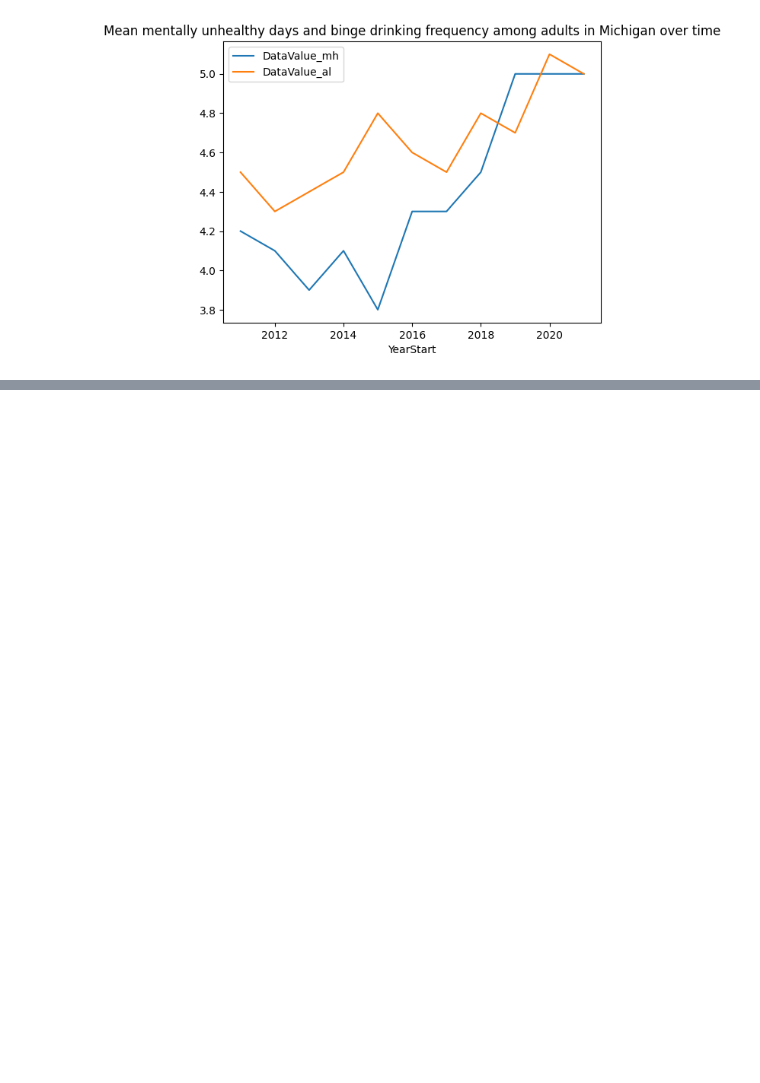
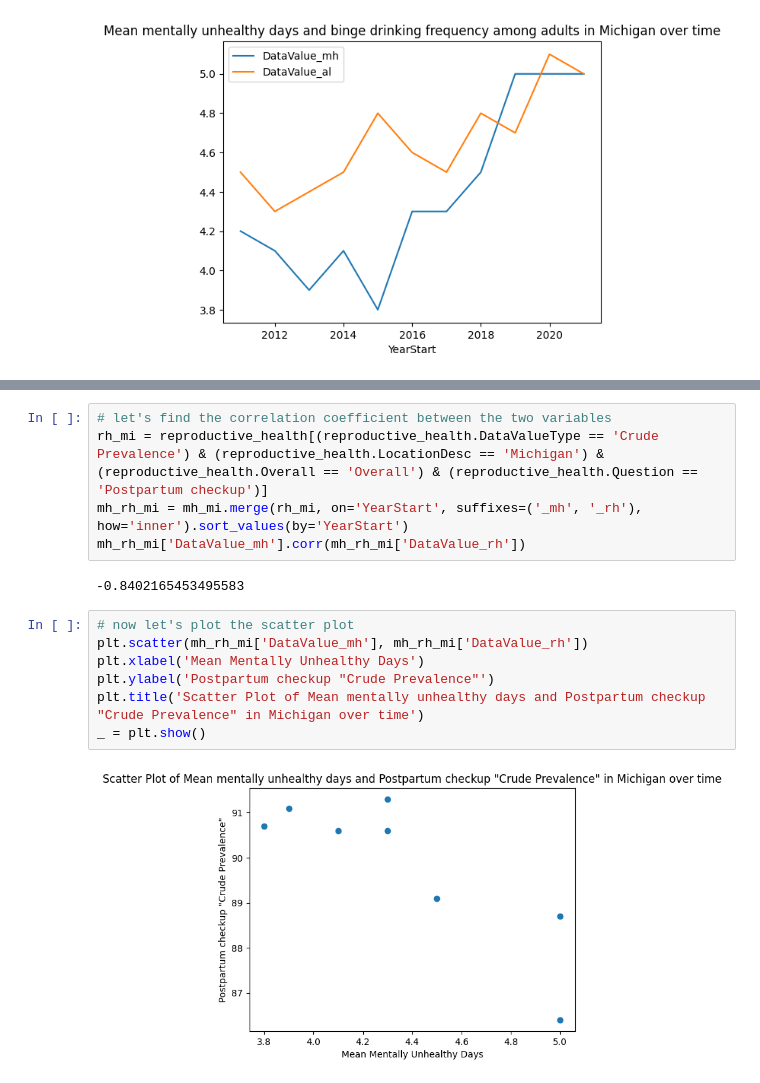
Before and after one commit to jrmcmill/618-project, a Jupyter notebook: JMproject-description.ipynb, the cells around one changed output, grey strips where cells are left out. Saved outputs shown, nothing was run; the diff lists cells and outputs as text; blank space fills up the shorter version.

```diff
--- a/JMproject-description.ipynb
+++ b/JMproject-description.ipynb
@@ -277,0 +305,16 @@ plt.show()
+# %%
+# let's find the correlation coefficient between the two variables
+rh_mi = reproductive_health[(reproductive_health.DataValueType == 'Crude Prevalence') & (reproductive_health.LocationDesc == 'Michigan') & (reproductive_health.Overall == 'Overall') & (reproductive_health.Question == 'Postpartum checkup')]
+mh_rh_mi = mh_mi.merge(rh_mi, on='YearStart', suffixes=('_mh', '_rh'), how='inner').sort_values(by='YearStart')
+mh_rh_mi['DataValue_mh'].corr(mh_rh_mi['DataValue_rh'])
+# %% [output]
+-0.8402165453495583
+# %%
+# now let's plot the scatter plot
+plt.scatter(mh_rh_mi['DataValue_mh'], mh_rh_mi['DataValue_rh'])
+plt.xlabel('Mean Mentally Unhealthy Days')
+plt.ylabel('Postpartum checkup "Crude Prevalence"')
+plt.title('Scatter Plot of Mean mentally unhealthy days and Postpartum checkup "Crude Prevalence" in Michigan over time')
+_ = plt.show()
+# %% [output]
+[figure, added]
```
Also changed, not shown: parts of 9 cells of this notebook.
